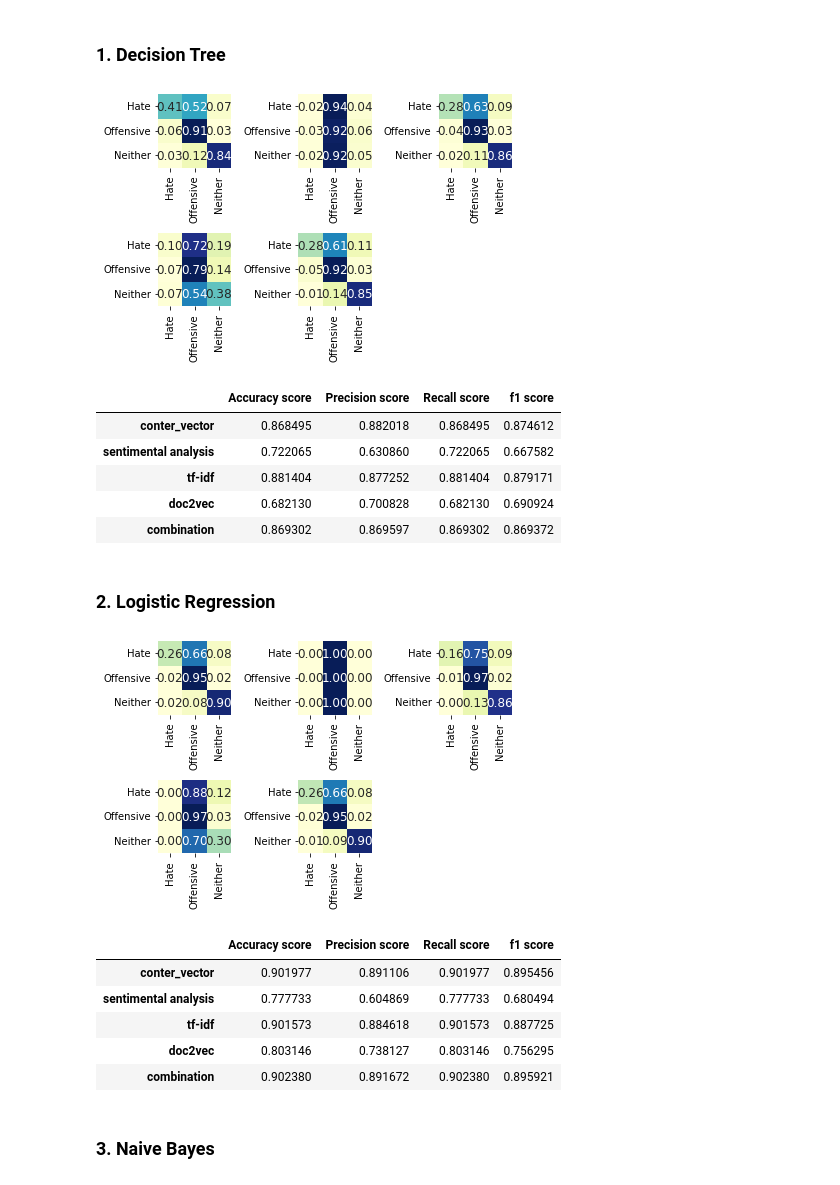
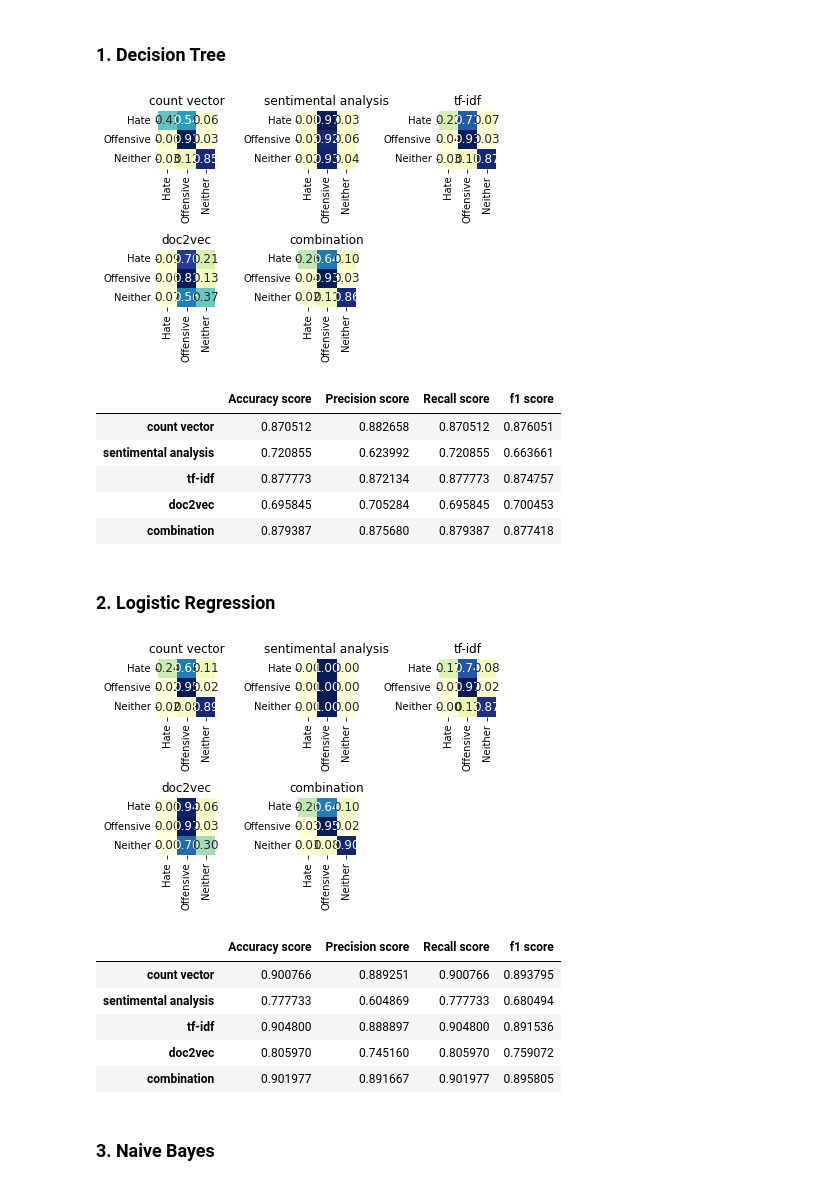
Before and after one commit to Anpan981025/ML_groupproject, a Jupyter notebook: hate_speech_classifier.ipynb, the cells around one changed output. Drawn from its saved outputs; the diff is of its cells as text; code cells hidden in the pictures.

Commit message:
modifu some details in hate_speech_classifier and all simple modles use new_preprocessed data

```diff
--- a/hate_speech_classifier.ipynb
+++ b/hate_speech_classifier.ipynb
@@ -230,13 +230,14 @@ new_tweet=[]
 import string
 
 def data_preprocess(review):
+    review = re.sub(r"http\S+", '', review) # remove url
     review = re.sub(r'^\s+|\s+?$','',review) # remove leading and trailing whitespace
     review = re.sub(r'@[\w\-]+', '', review) # remove mentions
     review = re.sub(r'RT[\s]+', '', review) #remove retweet text 'RT'
     review = re.sub('[^a-zA-Z]',' ',review)#replace non-character with space
     review = review.lower() #lower the text
     review = re.sub('\[.*?\]', '', review)
-    review = re.sub('https?://\S+|www\.\S+', '', review) # remove hyperlinks
+    #review = re.sub('https?://\S+|www\.\S+', '', review) # remove hyperlinks
     review = re.sub(r'#', '', review) # remove hashtags
     review = re.sub('[%s]' % re.escape(string.punctuation), '', review) # remove escape characters
     review = re.sub('\n', '', review)
@@ -246,10 +247,13 @@ def data_preprocess(review):
     review = [stemmer.stem(word) for word in review.split(' ')] #use PorterStemmer
 
     review=" ".join(review)
-    new_tweet.append(review)
+    if review != "":
+        new_tweet.append(review)
     return review
 # %%
 dataset['processed_tweet'] = dataset['tweet'].apply(data_preprocess)
+# %%
+dataset.dropna(axis=0, how = "any", inplace = True)
 # %%
 dataset[['tweet','processed_tweet']].head()
 # %% [output]
@@ -519,7 +525,8 @@ newdf.to_csv("dataset_aug_trans.csv", sep=',', encoding='utf-8')
 # %%
 from sklearn.feature_extraction.text import CountVectorizer
 cv=CountVectorizer(max_features=3600)
-cv_features=cv.fit_transform(new_tweet).toarray()
+cv=cv.fit_transform(dataset['processed_tweet'])
+cv_features = cv.toarray()
 # %%
 #TF-IDF
 from sklearn.feature_extraction.text import TfidfVectorizer
@@ -615,8 +622,9 @@ In the following section, we will apply different clasdifiers: Decision Tree, Na
 # %%
 from sklearn.metrics import accuracy_score, precision_score, recall_score, f1_score, confusion_matrix
 import seaborn
+feature_list = ['count vector', "sentimental analysis", "tf-idf", "doc2vec", "combination"]
 
-def result_evaluation(cm, y_test, pred, index):
+def result_evaluation(cm, y_test, pred, index, title):
     matrix_proportions = np.zeros((3,3))
     for i in range(0,3):
         matrix_proportions[i,:] = cm[i,:]/float(cm[i,:].sum())
@@ -624,6 +632,7 @@ def result_evaluation(cm, y_test, pred, index):
     confusion_df = pd.DataFrame(matrix_proportions, index=names,columns=names)
     ax = plt.subplot(2, 3, index+1)
     ax = seaborn.heatmap(confusion_df,annot=True,annot_kws={"size": 12},cmap='YlGnBu',cbar=False, square=True,fmt='.2f')
+    ax.set_title(title)
 
     metrics_table['Accuracy score'].append(accuracy_score(y_test, pred))
     metrics_table['Precision score'].append(precision_score(y_test, pred,average='weighted'))
@@ -634,33 +643,34 @@ def result_evaluation(cm, y_test, pred, index):
 # %%
 from sklearn.tree import DecisionTreeClassifier
 
 metrics_table = {
     'Accuracy score':[],
     'Precision score':[],
     'Recall score':[],
     'f1 score':[]
 }
 
 for i in range(len(splited_data)):
     data = splited_data[i]
     classifier = DecisionTreeClassifier()
     classifier.fit(data[0], data[1])
     pred = classifier.predict(data[2])
     cm = confusion_matrix(data[3],pred)
-    result_evaluation(cm, data[3], pred, i)
+    title = feature_list[i]
+    result_evaluation(cm, data[3], pred, i, title)
 
 plt.tight_layout()
 plt.show()
-metrics_table = pd.DataFrame(metrics_table, index = ['conter_vector', "sentimental analysis", "tf-idf", "doc2vec", "combination"])
+metrics_table = pd.DataFrame(metrics_table, index = feature_list)
 metrics_table
 # %% [output]
-[figure, old version]
+[figure, new version]
 |  | Accuracy score | Precision score | Recall score | f1 score |
-| conter_vector | 0.868495 | 0.882018 | 0.868495 | 0.874612 |
-| sentimental analysis | 0.722065 | 0.630860 | 0.722065 | 0.667582 |
-| tf-idf | 0.881404 | 0.877252 | 0.881404 | 0.879171 |
-| doc2vec | 0.682130 | 0.700828 | 0.682130 | 0.690924 |
-| combination | 0.869302 | 0.869597 | 0.869302 | 0.869372 |
+| count vector | 0.870512 | 0.882658 | 0.870512 | 0.876051 |
+| sentimental analysis | 0.720855 | 0.623992 | 0.720855 | 0.663661 |
+| tf-idf | 0.877773 | 0.872134 | 0.877773 | 0.874757 |
+| doc2vec | 0.695845 | 0.705284 | 0.695845 | 0.700453 |
+| combination | 0.879387 | 0.875680 | 0.879387 | 0.877418 |
 # %% [markdown]
 ### 2. Logistic Regression
 # %%
@@ -679,20 +689,21 @@ for i in range(len(splited_data)):
     classifier.fit(data[0], data[1])
     pred = classifier.predict(data[2])
     cm = confusion_matrix(data[3],pred)
-    result_evaluation(cm, data[3], pred, i)
+    title = feature_list[i]
+    result_evaluation(cm, data[3], pred, i, title)
 
 plt.tight_layout()
 plt.show()
-metrics_table = pd.DataFrame(metrics_table, index = ['conter_vector', "sentimental analysis", "tf-idf", "doc2vec", "combination"])
+metrics_table = pd.DataFrame(metrics_table, index = feature_list)
 metrics_table
 # %% [output]
-[figure, old version]
+[figure, new version]
 |  | Accuracy score | Precision score | Recall score | f1 score |
-| conter_vector | 0.901977 | 0.891106 | 0.901977 | 0.895456 |
+| count vector | 0.900766 | 0.889251 | 0.900766 | 0.893795 |
 | sentimental analysis | 0.777733 | 0.604869 | 0.777733 | 0.680494 |
-| tf-idf | 0.901573 | 0.884618 | 0.901573 | 0.887725 |
-| doc2vec | 0.803146 | 0.738127 | 0.803146 | 0.756295 |
-| combination | 0.902380 | 0.891672 | 0.902380 | 0.895921 |
+| tf-idf | 0.904800 | 0.888897 | 0.904800 | 0.891536 |
+| doc2vec | 0.805970 | 0.745160 | 0.805970 | 0.759072 |
+| combination | 0.901977 | 0.891667 | 0.901977 | 0.895805 |
 # %% [markdown]
 ### 3. Naive Bayes
 # %%
```
Also changed, not shown: parts of 17 cells of this notebook, 2 other files.
